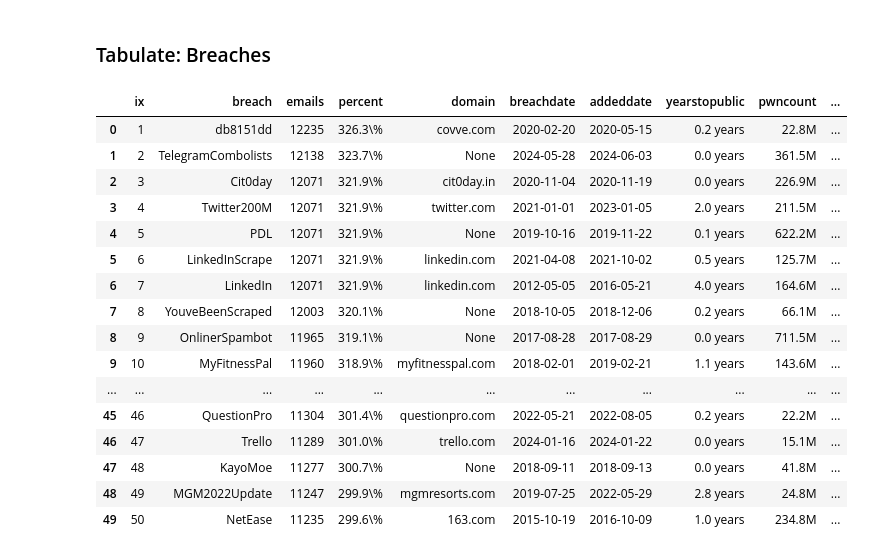
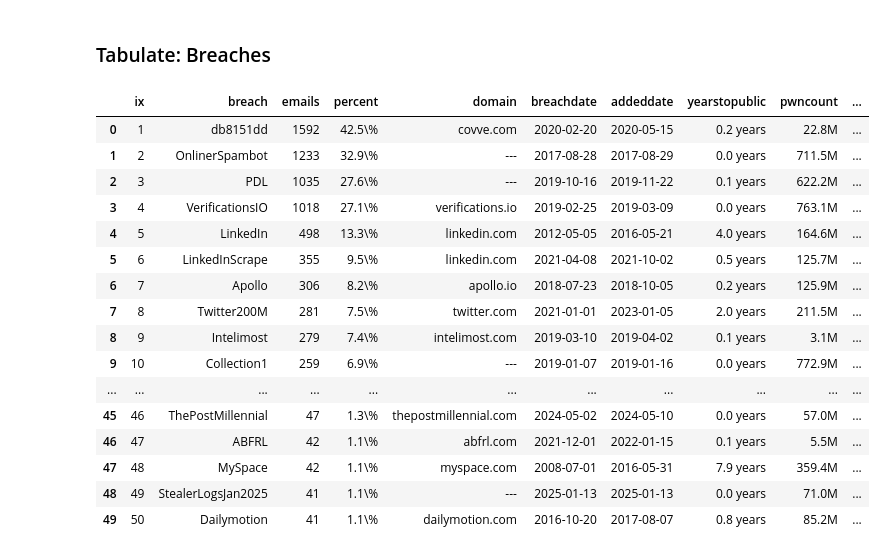
Before and after one commit to themains/pwned_pols, a Jupyter notebook: scripts/06_everypol_summ.ipynb, the cells around one changed output. Cells and saved outputs as stored; diff of their text form; code cells hidden in the pictures.

Commit message:
Fix table format

```diff
--- a/scripts/06_everypol_summ.ipynb
+++ b/scripts/06_everypol_summ.ipynb
@@ -1203,6 +1206,7 @@ pandas_to_tex(
 # %%
 df_pwnpol_breach_incident = (
     df_email_breach_expanded
+    .query("present==True")
     # ===================================================
     .groupby(["breach"])["email"]
     .size()
@@ -1247,49 +1251,50 @@ df_pwnpol_breach_incident = (
                     "addeddate",
                     "yearstopublic",
                     "pwncount",
                     "n_dataclasses",
                     "seriousbreach",
                 ]
             )
         ),
         how="left",
         on="breach",
         validate="1:1",
     )
     # ===================================================
     # Remove timestamps
     .assign(
         breachdate=lambda df_: pd.to_datetime(df_["breachdate"]).dt.date,
         addeddate=lambda df_: pd.to_datetime(df_["addeddate"]).dt.date,
     )
     .assign(pwncount=lambda df_: df_["pwncount"] / 1_000_000)
     .round(1)
     .astype(str)
     .assign(pwncount=lambda df_: df_["pwncount"] + "M")
     .assign(yearstopublic=lambda df_: df_["yearstopublic"] + " years")
     # ===================================================
     .assign(ix=lambda df_: range(1, 1 + len(df_)))
     .reorder_columns(["ix"])
+    .replace("None", "---")
 )
 df_pwnpol_breach_incident
 # %% [output]
 |  | ix | breach | emails | percent | domain | breachdate | addeddate | yearstopublic | pwncount | ... |
-| 0 | 1 | db8151dd | 12235 | 326.3\% | covve.com | 2020-02-20 | 2020-05-15 | 0.2 years | 22.8M | ... |
-| 1 | 2 | TelegramCombolists | 12138 | 323.7\% | None | 2024-05-28 | 2024-06-03 | 0.0 years | 361.5M | ... |
-| 2 | 3 | Cit0day | 12071 | 321.9\% | cit0day.in | 2020-11-04 | 2020-11-19 | 0.0 years | 226.9M | ... |
-| 3 | 4 | Twitter200M | 12071 | 321.9\% | twitter.com | 2021-01-01 | 2023-01-05 | 2.0 years | 211.5M | ... |
-| 4 | 5 | PDL | 12071 | 321.9\% | None | 2019-10-16 | 2019-11-22 | 0.1 years | 622.2M | ... |
-| 5 | 6 | LinkedInScrape | 12071 | 321.9\% | linkedin.com | 2021-04-08 | 2021-10-02 | 0.5 years | 125.7M | ... |
-| 6 | 7 | LinkedIn | 12071 | 321.9\% | linkedin.com | 2012-05-05 | 2016-05-21 | 4.0 years | 164.6M | ... |
-| 7 | 8 | YouveBeenScraped | 12003 | 320.1\% | None | 2018-10-05 | 2018-12-06 | 0.2 years | 66.1M | ... |
-| 8 | 9 | OnlinerSpambot | 11965 | 319.1\% | None | 2017-08-28 | 2017-08-29 | 0.0 years | 711.5M | ... |
-| 9 | 10 | MyFitnessPal | 11960 | 318.9\% | myfitnesspal.com | 2018-02-01 | 2019-02-21 | 1.1 years | 143.6M | ... |
+| 0 | 1 | db8151dd | 1592 | 42.5\% | covve.com | 2020-02-20 | 2020-05-15 | 0.2 years | 22.8M | ... |
+| 1 | 2 | OnlinerSpambot | 1233 | 32.9\% | --- | 2017-08-28 | 2017-08-29 | 0.0 years | 711.5M | ... |
+| 2 | 3 | PDL | 1035 | 27.6\% | --- | 2019-10-16 | 2019-11-22 | 0.1 years | 622.2M | ... |
+| 3 | 4 | VerificationsIO | 1018 | 27.1\% | verifications.io | 2019-02-25 | 2019-03-09 | 0.0 years | 763.1M | ... |
+| 4 | 5 | LinkedIn | 498 | 13.3\% | linkedin.com | 2012-05-05 | 2016-05-21 | 4.0 years | 164.6M | ... |
+| 5 | 6 | LinkedInScrape | 355 | 9.5\% | linkedin.com | 2021-04-08 | 2021-10-02 | 0.5 years | 125.7M | ... |
+| 6 | 7 | Apollo | 306 | 8.2\% | apollo.io | 2018-07-23 | 2018-10-05 | 0.2 years | 125.9M | ... |
+| 7 | 8 | Twitter200M | 281 | 7.5\% | twitter.com | 2021-01-01 | 2023-01-05 | 2.0 years | 211.5M | ... |
+| 8 | 9 | Intelimost | 279 | 7.4\% | intelimost.com | 2019-03-10 | 2019-04-02 | 0.1 years | 3.1M | ... |
+| 9 | 10 | Collection1 | 259 | 6.9\% | --- | 2019-01-07 | 2019-01-16 | 0.0 years | 772.9M | ... |
 | ... | ... | ... | ... | ... | ... | ... | ... | ... | ... | ... |
-| 45 | 46 | QuestionPro | 11304 | 301.4\% | questionpro.com | 2022-05-21 | 2022-08-05 | 0.2 years | 22.2M | ... |
-| 46 | 47 | Trello | 11289 | 301.0\% | trello.com | 2024-01-16 | 2024-01-22 | 0.0 years | 15.1M | ... |
-| 47 | 48 | KayoMoe | 11277 | 300.7\% | None | 2018-09-11 | 2018-09-13 | 0.0 years | 41.8M | ... |
-| 48 | 49 | MGM2022Update | 11247 | 299.9\% | mgmresorts.com | 2019-07-25 | 2022-05-29 | 2.8 years | 24.8M | ... |
-| 49 | 50 | NetEase | 11235 | 299.6\% | 163.com | 2015-10-19 | 2016-10-09 | 1.0 years | 234.8M | ... |
+| 45 | 46 | ThePostMillennial | 47 | 1.3\% | thepostmillennial.com | 2024-05-02 | 2024-05-10 | 0.0 years | 57.0M | ... |
+| 46 | 47 | ABFRL | 42 | 1.1\% | abfrl.com | 2021-12-01 | 2022-01-15 | 0.1 years | 5.5M | ... |
+| 47 | 48 | MySpace | 42 | 1.1\% | myspace.com | 2008-07-01 | 2016-05-31 | 7.9 years | 359.4M | ... |
+| 48 | 49 | StealerLogsJan2025 | 41 | 1.1\% | --- | 2025-01-13 | 2025-01-13 | 0.0 years | 71.0M | ... |
+| 49 | 50 | Dailymotion | 41 | 1.1\% | dailymotion.com | 2016-10-20 | 2017-08-07 | 0.8 years | 85.2M | ... |
 # %%
 pandas_to_tex(
     df_pwnpol_breach_incident.head(25),
```
Also changed, not shown: parts of 42 cells of this notebook.
